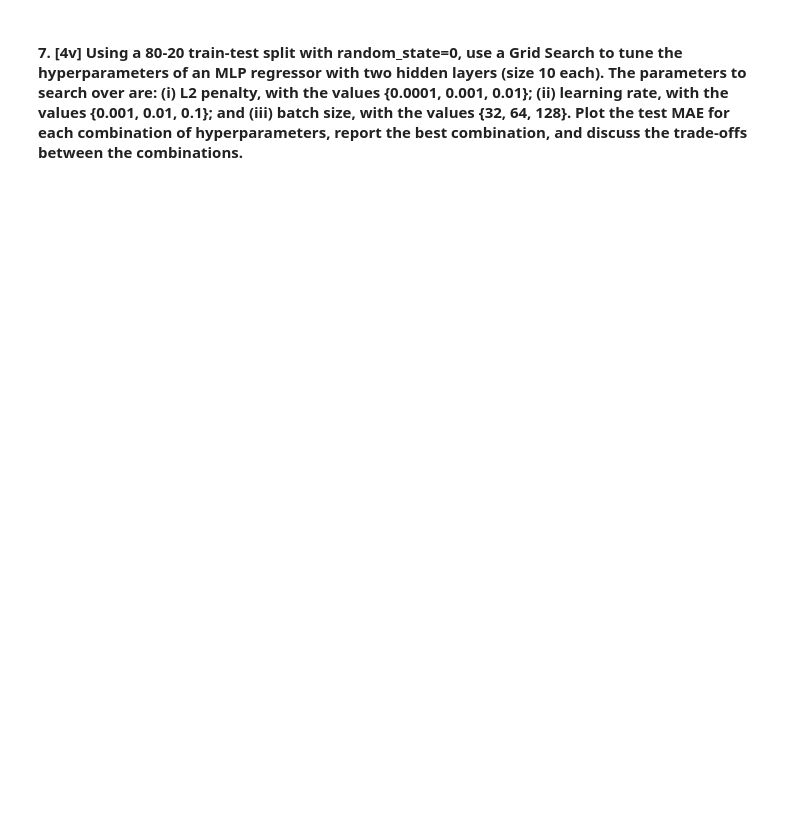
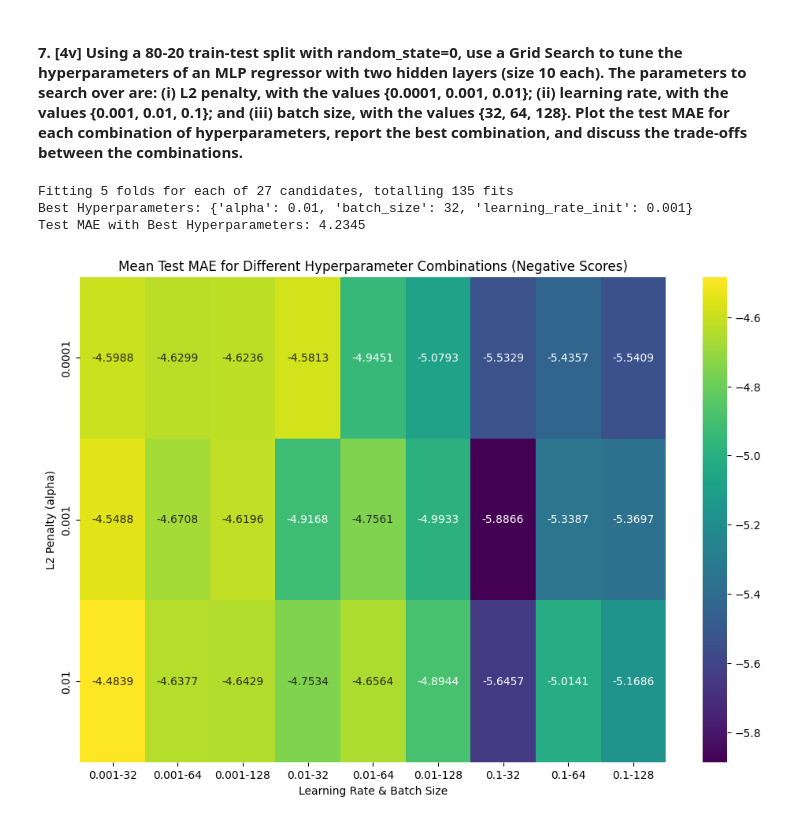
Before and after one commit to mariana-marcal-santana/ML.Projs, a Jupyter notebook: HW3/HW3.ipynb, the cells around one changed output. Saved outputs shown, nothing was run; the diff lists cells and outputs as text; code cells hidden in the pictures; blank space fills up the shorter version.

```diff
--- a/HW3/HW3.ipynb
+++ b/HW3/HW3.ipynb
@@ -22,2 +154,42 @@ General imports and variables for all exercises; run this cell before any other
 # %% [markdown]
 #### 7. [4v] Using a 80-20 train-test split with random_state=0, use a Grid Search to tune the hyperparameters of an MLP regressor with two hidden layers (size 10 each). The parameters to search over are: (i) L2 penalty, with the values {0.0001, 0.001, 0.01}; (ii) learning rate, with the values {0.001, 0.01, 0.1}; and (iii) batch size, with the values {32, 64, 128}. Plot the test MAE for each combination of hyperparameters, report the best combination, and discuss the trade-offs between the combinations.
+# %%
+X_train, X_test, y_train, y_test = train_test_split(X, y, test_size=0.2, random_state=0)
+
+mlp = MLPRegressor(hidden_layer_sizes=(10, 10), max_iter=2000, random_state=0)
+
+param_grid = {
+    'alpha': [0.0001, 0.001, 0.01],
+    'learning_rate_init': [0.001, 0.01, 0.1],
+    'batch_size': [32, 64, 128]
+}
+
+grid_search = GridSearchCV(mlp, param_grid, scoring='neg_mean_absolute_error', cv=5, n_jobs=-1, verbose=1)
+grid_search.fit(X_train, y_train)
+
+best_params = grid_search.best_params_
+print(f"Best Hyperparameters: {best_params}")
+
+y_pred = grid_search.predict(X_test)
+test_mae = mean_absolute_error(y_test, y_pred)
+print(f"Test MAE with Best Hyperparameters: {test_mae:.4f}")
+
+results_df = pd.DataFrame(grid_search.cv_results_)
+
+pivot_table = results_df.pivot_table(
+    values='mean_test_score',
+    index='param_alpha',
+    columns=['param_learning_rate_init', 'param_batch_size']
+)
+
+plt.figure(figsize=(12, 8))
+sns.heatmap(pivot_table, annot=True, cmap="viridis", fmt=".4f")
+plt.title("Mean Test MAE for Different Hyperparameter Combinations (Negative Scores)")
+plt.xlabel("Learning Rate & Batch Size")
+plt.ylabel("L2 Penalty (alpha)")
+plt.show()
+# %% [output]
+Fitting 5 folds for each of 27 candidates, totalling 135 fits
+Best Hyperparameters: {'alpha': 0.01, 'batch_size': 32, 'learning_rate_init': 0.001}
+Test MAE with Best Hyperparameters: 4.2345
+[figure, added]
```
Also changed, not shown: parts of 4 cells of this notebook.
